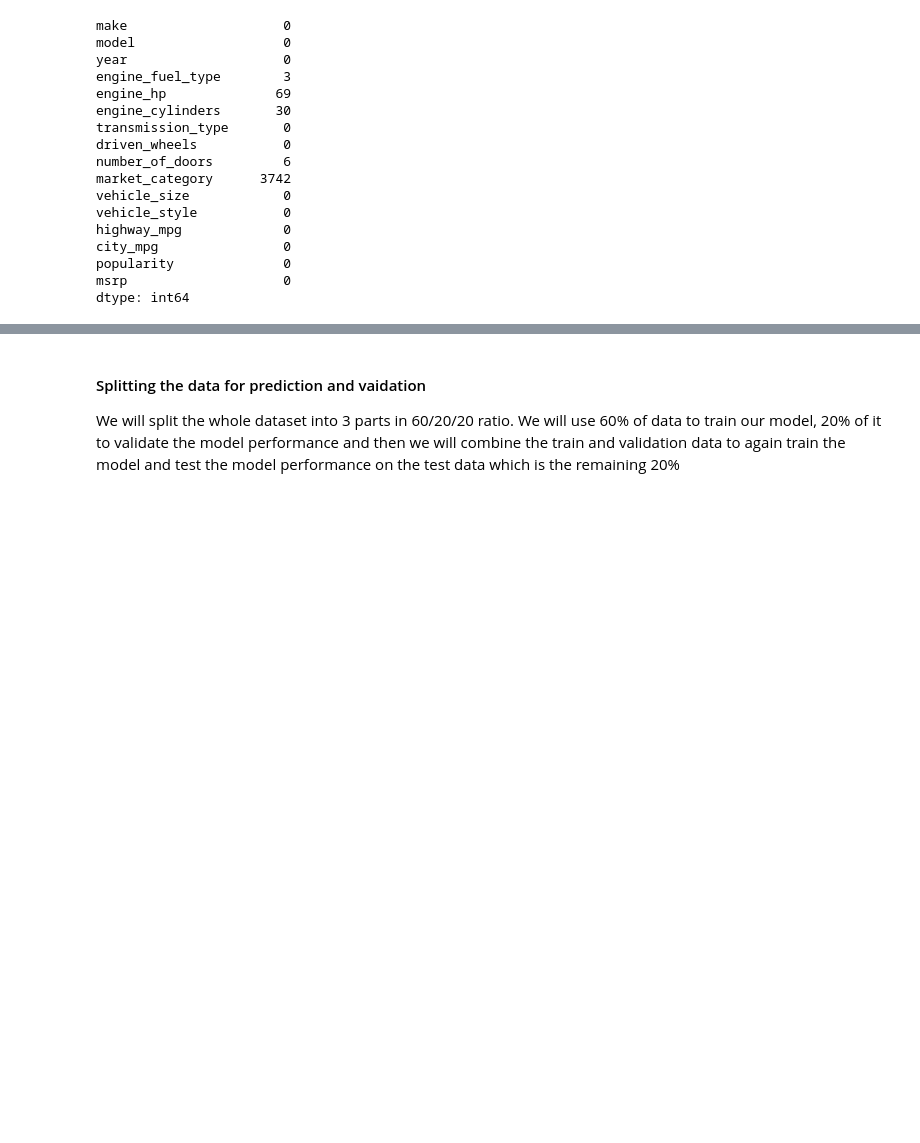
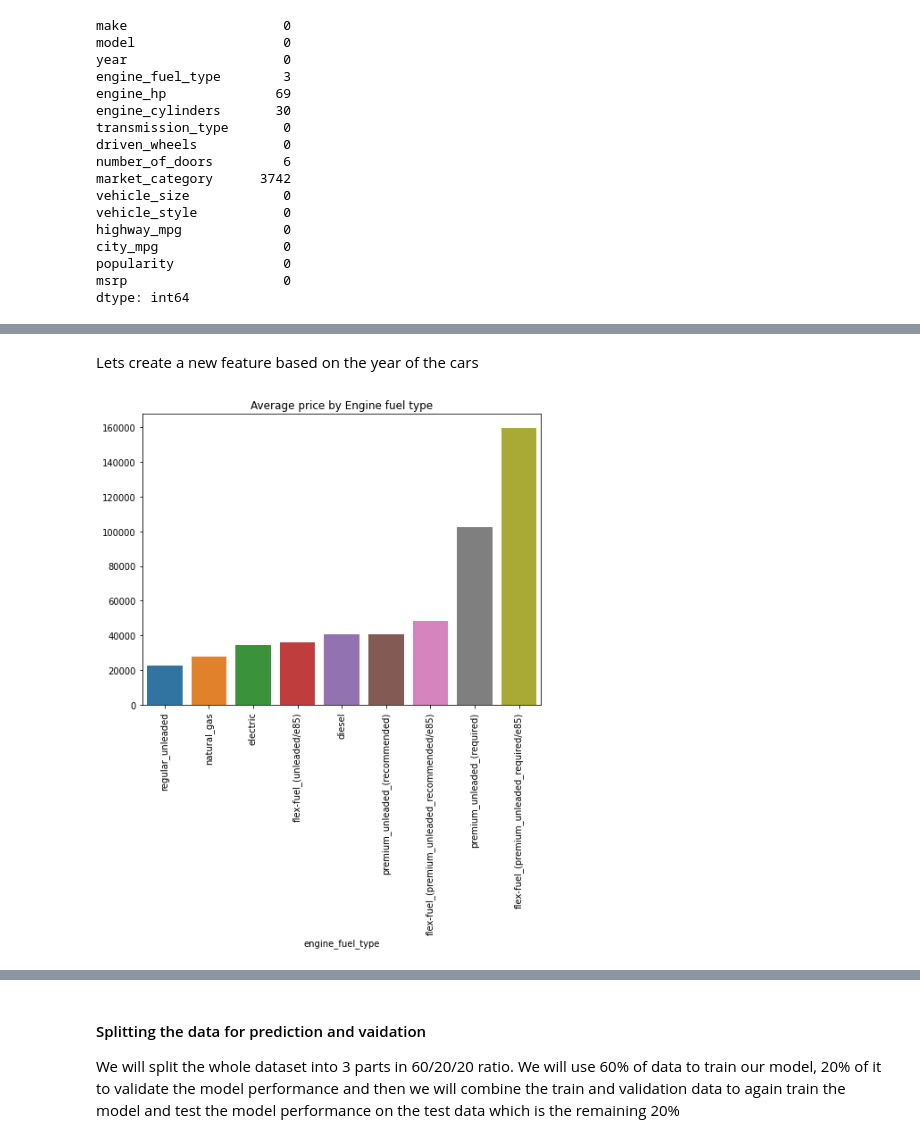
Before and after one commit to ugoswami11/ml-course-bootcamp, a Jupyter notebook: notebooks/car-price.ipynb, the cells around one changed output, grey strips where cells are left out. Saved outputs shown, nothing was run; the diff lists cells and outputs as text; code cells hidden in the pictures; blank space fills up the shorter version.

Commit message:
car-price-pred-added

```diff
--- a/notebooks/car-price.ipynb
+++ b/notebooks/car-price.ipynb
@@ -144,0 +207,13 @@ dtype: int64
+# %% [markdown]
+Lets create a new feature based on the year of the cars
+# %%
+plt.figure(figsize=(8,6))
+
+eng_fuel_typ = df.groupby('engine_fuel_type').msrp.mean().sort_values()
+
+sns.barplot(x = eng_fuel_typ.index,y= eng_fuel_typ.values)
+plt.xticks(rotation=90)
+plt.title("Average price by Engine fuel type")
+plt.show()
+# %% [output]
+[figure, added]
```
Also changed, not shown: parts of 32 cells of this notebook.
